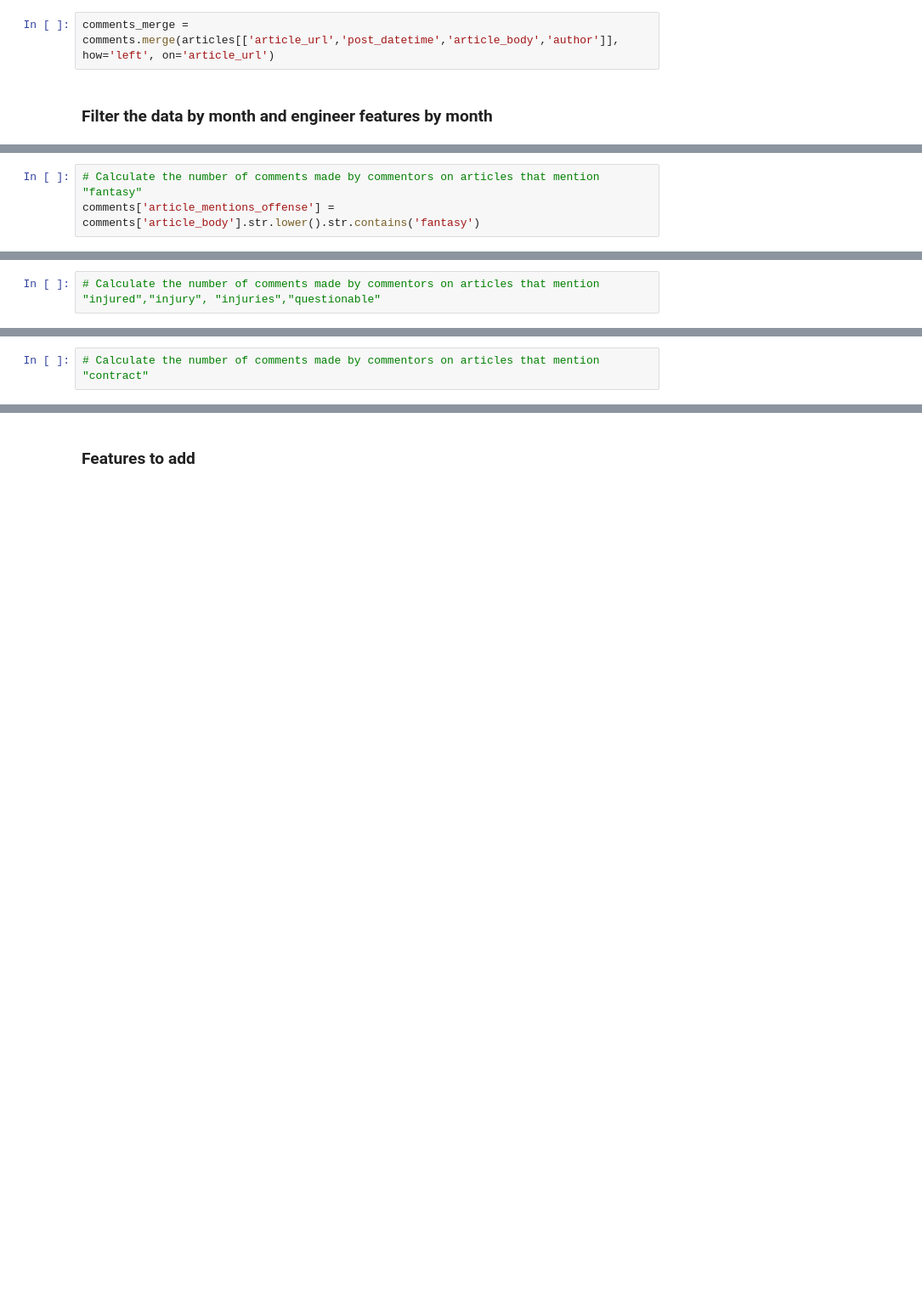
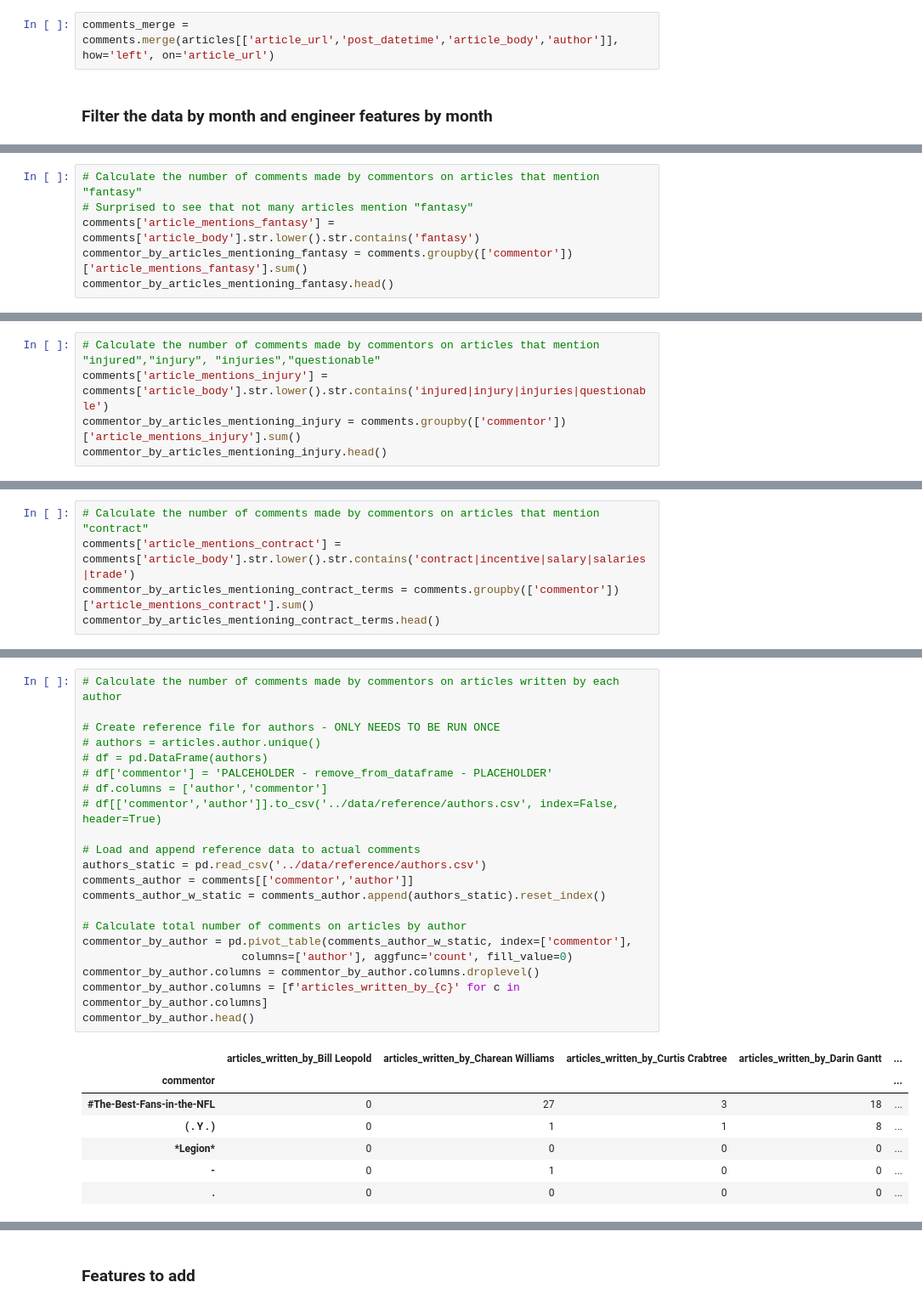
Before and after one commit to jweisman11a/pft_capstone, a Jupyter notebook: clustering/comment_yearly_feature_engineering.ipynb, the cells around one changed output, grey strips where cells are left out. Shown at 85% size. Drawn from its saved outputs; the diff is of its cells as text; blank space fills up the shorter version.

Commit message:
finished 'counting' features; moving to NLP features

```diff
--- a/clustering/comment_yearly_feature_engineering.ipynb
+++ b/clustering/comment_yearly_feature_engineering.ipynb
@@ -219,3 +274,6 @@ comments['article_mentions_offense'] = comments['article_body'].str.lower().str.
 # %%
 # Calculate the number of comments made by commentors on articles that mention "fantasy"
-comments['article_mentions_offense'] = comments['article_body'].str.lower().str.contains('fantasy')
+# Surprised to see that not many articles mention "fantasy"
+comments['article_mentions_fantasy'] = comments['article_body'].str.lower().str.contains('fantasy')
+commentor_by_articles_mentioning_fantasy = comments.groupby(['commentor'])['article_mentions_fantasy'].sum()
+commentor_by_articles_mentioning_fantasy.head()
@@ -222,2 +288,5 @@ comments['article_mentions_offense'] = comments['article_body'].str.lower().str.
 # %%
 # Calculate the number of comments made by commentors on articles that mention "injured","injury", "injuries","questionable"
+comments['article_mentions_injury'] = comments['article_body'].str.lower().str.contains('injured|injury|injuries|questionable')
+commentor_by_articles_mentioning_injury = comments.groupby(['commentor'])['article_mentions_injury'].sum()
+commentor_by_articles_mentioning_injury.head()
@@ -224,2 +301,5 @@ comments['article_mentions_offense'] = comments['article_body'].str.lower().str.
 # %%
 # Calculate the number of comments made by commentors on articles that mention "contract"
+comments['article_mentions_contract'] = comments['article_body'].str.lower().str.contains('contract|incentive|salary|salaries|trade')
+commentor_by_articles_mentioning_contract_terms = comments.groupby(['commentor'])['article_mentions_contract'].sum()
+commentor_by_articles_mentioning_contract_terms.head()
@@ -225,0 +314,29 @@ comments['article_mentions_offense'] = comments['article_body'].str.lower().str.
+# %%
+# Calculate the number of comments made by commentors on articles written by each author
+
+# Create reference file for authors - ONLY NEEDS TO BE RUN ONCE
+# authors = articles.author.unique()
+# df = pd.DataFrame(authors)
+# df['commentor'] = 'PALCEHOLDER - remove_from_dataframe - PLACEHOLDER'
+# df.columns = ['author','commentor']
+# df[['commentor','author']].to_csv('../data/reference/authors.csv', index=False, header=True)
+
+# Load and append reference data to actual comments
+authors_static = pd.read_csv('../data/reference/authors.csv')
+comments_author = comments[['commentor','author']]
+comments_author_w_static = comments_author.append(authors_static).reset_index()
+
+# Calculate total number of comments on articles by author
+commentor_by_author = pd.pivot_table(comments_author_w_static, index=['commentor'],
+                        columns=['author'], aggfunc='count', fill_value=0)
+commentor_by_author.columns = commentor_by_author.columns.droplevel()
+commentor_by_author.columns = [f'articles_written_by_{c}' for c in commentor_by_author.columns]
+commentor_by_author.head()
+# %% [output]
+|  | articles_written_by_Bill Leopold | articles_written_by_Charean Williams | articles_written_by_Curtis Crabtree | articles_written_by_Darin Gantt | ... |
+| commentor |  |  |  |  | ... |
+| #The-Best-Fans-in-the-NFL | 0 | 27 | 3 | 18 | ... |
+| ( . Y . ) | 0 | 1 | 1 | 8 | ... |
+| *Legion* | 0 | 0 | 0 | 0 | ... |
+| - | 0 | 1 | 0 | 0 | ... |
+| . | 0 | 0 | 0 | 0 | ... |
```
Also changed, not shown: parts of 16 cells of this notebook.
